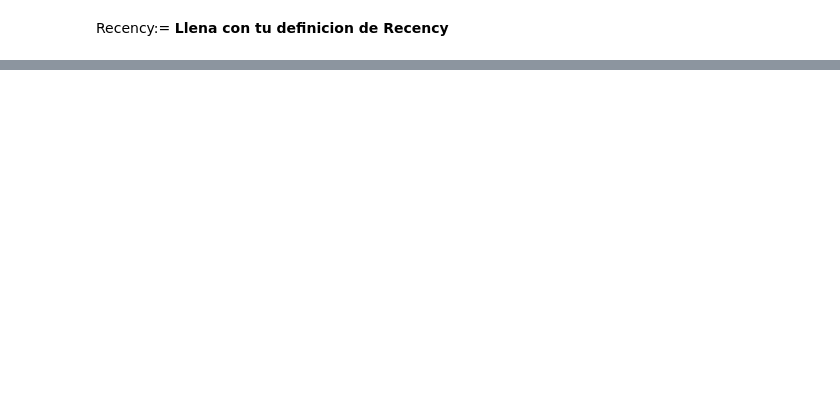
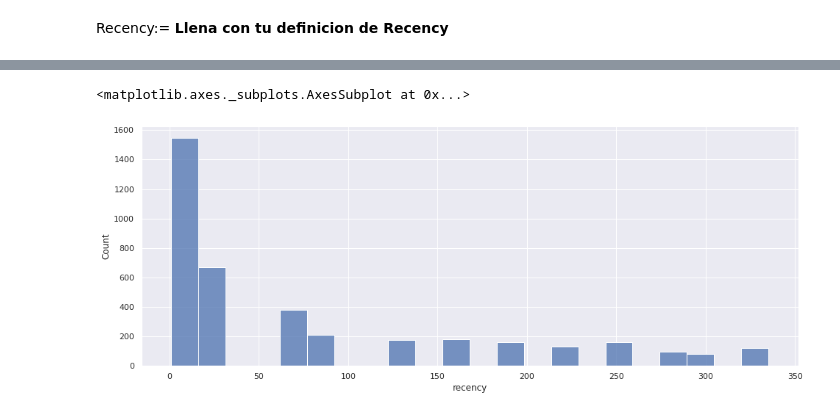
Before and after one commit to Eduardo2505/mcda-marketing, a Jupyter notebook: 02_metricas_segmentacion_ltv.ipynb, the cells around one changed output, grey strips where cells are left out. Drawn from its saved outputs; the diff is of its cells as text; code cells hidden in the pictures; blank space fills up the shorter version.

```diff
--- a/02_metricas_segmentacion_ltv.ipynb
+++ b/02_metricas_segmentacion_ltv.ipynb
@@ -723,0 +747,5 @@ recency
+# %%
+sns.histplot(recency['recency'])
+# %% [output]
+<matplotlib.axes._subplots.AxesSubplot at 0x...>
+[figure, added]
```
Also changed, not shown: parts of 65 cells of this notebook.
